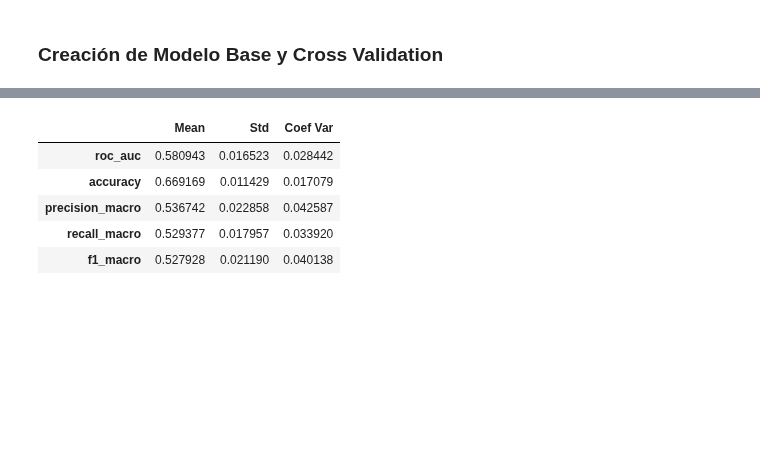
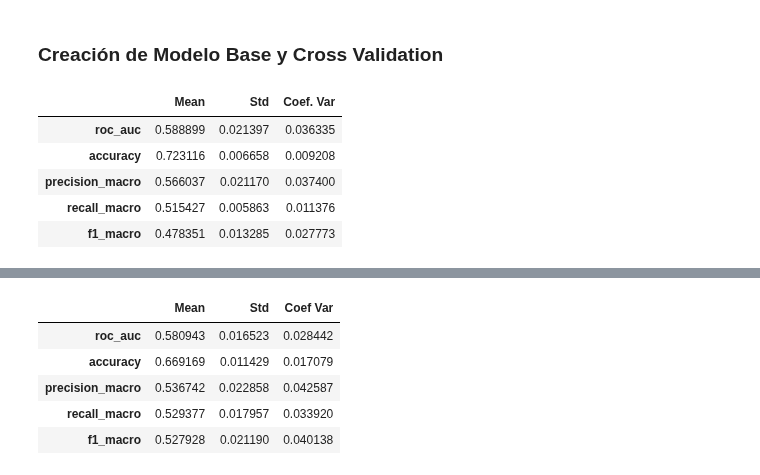
Before and after one commit to Tino27Gut/WineRecommendation, a Jupyter notebook: src/models/models_draft.ipynb, the cells around one changed output, grey strips where cells are left out. Saved outputs shown, nothing was run; the diff lists cells and outputs as text; code cells hidden in the pictures; blank space fills up the shorter version.

```diff
--- a/src/models/models_draft.ipynb
+++ b/src/models/models_draft.ipynb
@@ -262,3 +265,43 @@ $$\text{Valor}_{FN} = \text{AvgTkt} \times \left( \left( \left[ (1 - \text{Churn
 ## Evaluación de Modelo
 # %% [markdown]
 ### Creación de Modelo Base y Cross Validation
+# %%
+X = model_df_nocat.drop(columns=["liked"])
+y = model_df_nocat["liked"]
+
+pipeline = Pipeline([
+    ("scaler", StandardScaler()),
+    ("knn", KNeighborsClassifier(
+        n_neighbors=15,
+        weights="uniform",
+        algorithm="auto",
+        metric="euclidean"
+        ))
+])
+
+skf = StratifiedKFold(n_splits=5, shuffle=True)
+scoring_metrics = ["roc_auc", "accuracy", "precision_macro", "recall_macro", "f1_macro"]
+scores = cross_validate(pipeline, X, y, cv=skf, scoring=scoring_metrics)
+
+metrics_summary = {
+    "roc_auc": scores["test_roc_auc"],
+    "accuracy": scores["test_accuracy"],
+    "precision_macro": scores["test_precision_macro"],
+    "recall_macro": scores["test_recall_macro"],
+    "f1_macro": scores["test_f1_macro"]
+}
+
+metrics_df = pd.DataFrame({
+    "Mean": {k: v.mean() for k, v in metrics_summary.items()},
+    "Std": {k: v.std() for k, v in metrics_summary.items()},
+    "Coef. Var": {k: v.std() / v.mean() for k, v in metrics_summary.items()}
+})
+
+metrics_df
+# %% [output]
+|  | Mean | Std | Coef. Var |
+| roc_auc | 0.588899 | 0.021397 | 0.036335 |
+| accuracy | 0.723116 | 0.006658 | 0.009208 |
+| precision_macro | 0.566037 | 0.021170 | 0.037400 |
+| recall_macro | 0.515427 | 0.005863 | 0.011376 |
+| f1_macro | 0.478351 | 0.013285 | 0.027773 |
```
Also changed, not shown: parts of 7 cells of this notebook, 2 other files.
